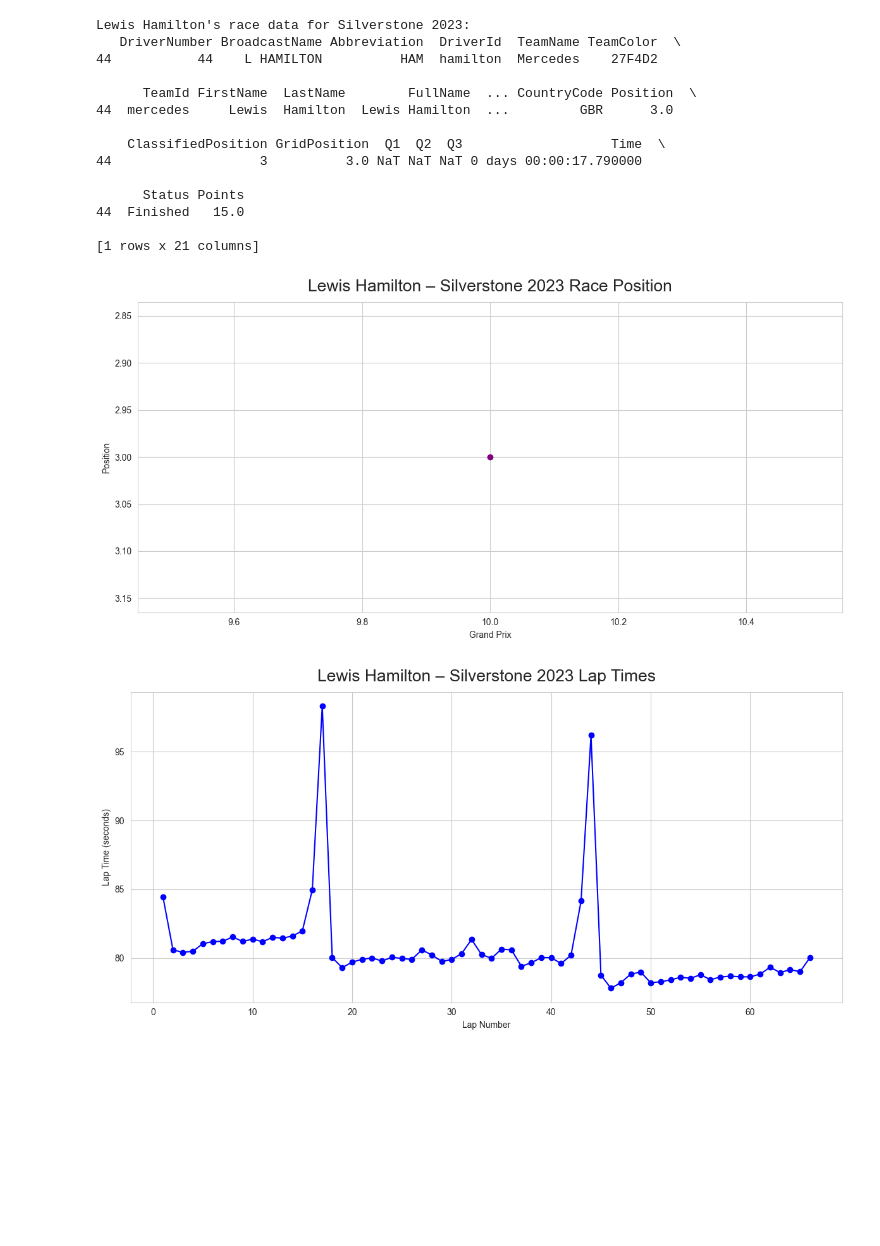
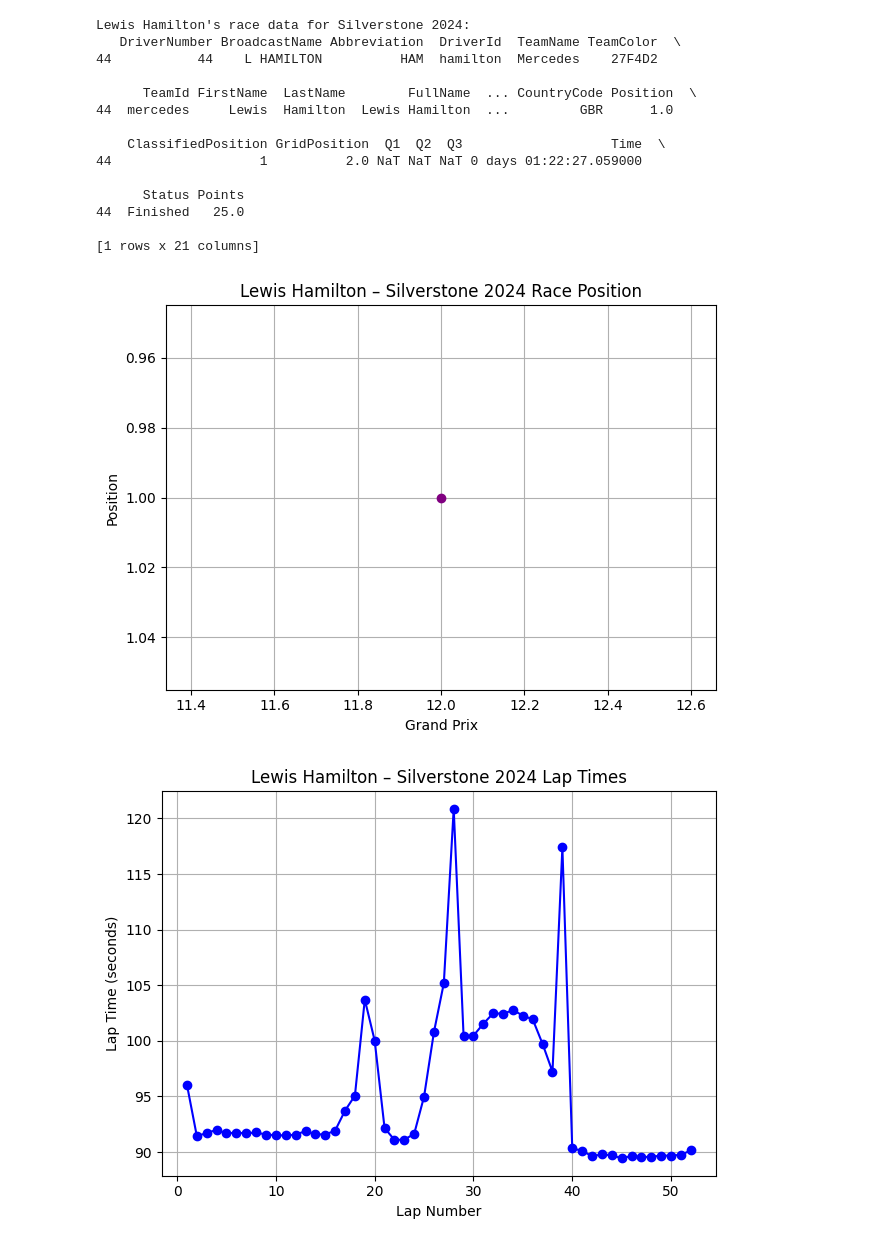
Before and after one commit to trussrod/datasig.io, a Jupyter notebook: Portfolio/f1/ham_silverston_2024.ipynb, the cells around one changed output. Saved outputs shown, nothing was run; the diff lists cells and outputs as text; code cells hidden in the pictures; blank space fills up the shorter version.

```diff
--- a/Portfolio/f1/ham_silverston_2024.ipynb
+++ b/Portfolio/f1/ham_silverston_2024.ipynb
@@ -1,5 +1,5 @@
 # %%
-# 🏁 Lewis Hamilton – Silverstone 2023 Race Performance
+# 🏁 Lewis Hamilton – Silverstone 2024 Race Performance
 
 import fastf1
 import matplotlib.pyplot as plt
@@ -10,7 +10,7 @@ fastf1.Cache.enable_cache('cache')
 
 # Load Silverstone 2024 Race Session
 season = 2024
-round_number = 10  # Silverstone is round 10 of the 2023 season
+round_number = 12  # Silverstone is round 12 of the 2024 season
 
 # Get the Silverstone session data
 session = fastf1.get_session(season, round_number, 'R')
@@ -21,7 +21,7 @@ hamilton = session.results.loc[session.results['Abbreviation'] == 'HAM']
 
 # Check if Hamilton's data is available
 if not hamilton.empty:
-    print("Lewis Hamilton's race data for Silverstone 2023:")
+    print("Lewis Hamilton's race data for Silverstone 2024:")
     print(hamilton)
 else:
     print("No data found for Lewis Hamilton in this session.")
@@ -30,7 +30,7 @@ else:
 # Visualize Hamilton's performance: Finishing position
 plt.plot([round_number], [int(hamilton['Position'].values[0])], marker='o', color='purple')
 plt.gca().invert_yaxis()  # Invert y-axis to show 1st place at the top
-plt.title("Lewis Hamilton – Silverstone 2023 Race Position")
+plt.title("Lewis Hamilton – Silverstone 2024 Race Position")
 plt.ylabel("Position")
 plt.xlabel("Grand Prix")
 plt.grid(True)
@@ -46,7 +46,7 @@ hamilton_laps = laps[laps['Driver'] == 'HAM']
 
 # Plot lap times over the race
 plt.plot(hamilton_laps['LapNumber'], hamilton_laps['LapTime'].dt.total_seconds(), marker='o', color='blue')
-plt.title("Lewis Hamilton – Silverstone 2023 Lap Times")
+plt.title("Lewis Hamilton – Silverstone 2024 Lap Times")
 plt.xlabel("Lap Number")
 plt.ylabel("Lap Time (seconds)")
 plt.grid(True)
@@ -78,16 +75,16 @@ core           INFO     Finished loading data for 20 drivers: ['1', '4', '44', '
-Lewis Hamilton's race data for Silverstone 2023:
+Lewis Hamilton's race data for Silverstone 2024:
    DriverNumber BroadcastName Abbreviation  DriverId  TeamName TeamColor  \
 44           44    L HAMILTON          HAM  hamilton  Mercedes    27F4D2
 
       TeamId FirstName  LastName        FullName  ... CountryCode Position  \
-44  mercedes     Lewis  Hamilton  Lewis Hamilton  ...         GBR      3.0
+44  mercedes     Lewis  Hamilton  Lewis Hamilton  ...         GBR      1.0
 
     ClassifiedPosition GridPosition  Q1  Q2  Q3                   Time  \
-44                   3          3.0 NaT NaT NaT 0 days 00:00:17.790000
+44                   1          2.0 NaT NaT NaT 0 days 01:22:27.059000
 
       Status Points
-44  Finished   15.0
+44  Finished   25.0
 
 [1 rows x 21 columns]
-[figure, old version]
+[figure, new version]
-[figure, old version]
+[figure, new version]
```
Also changed, not shown: parts of 1 cell of this notebook.
